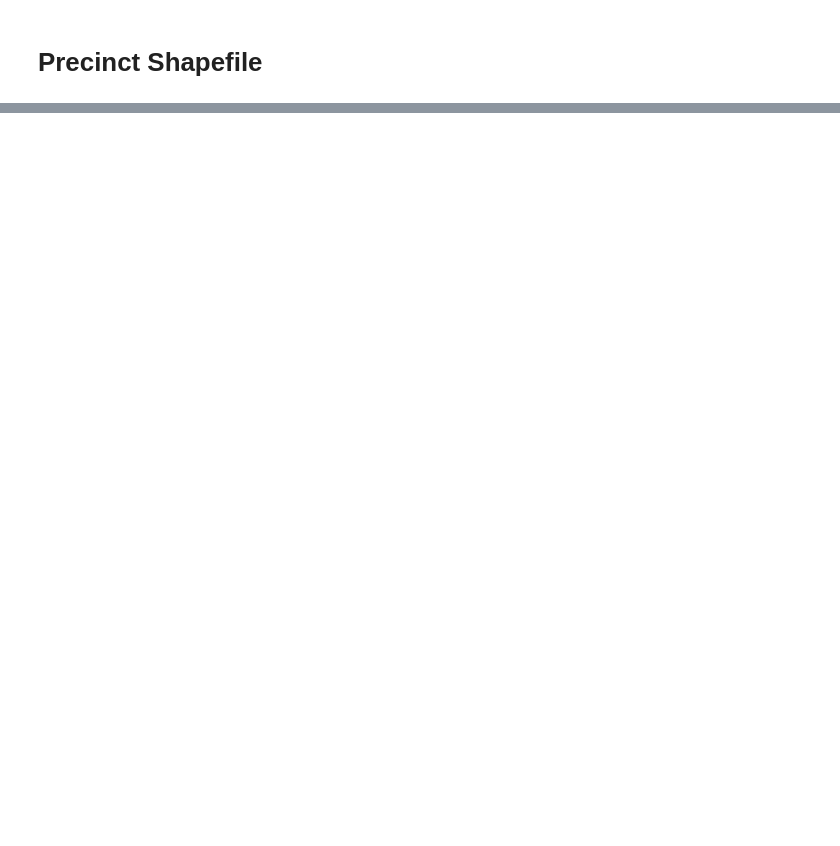
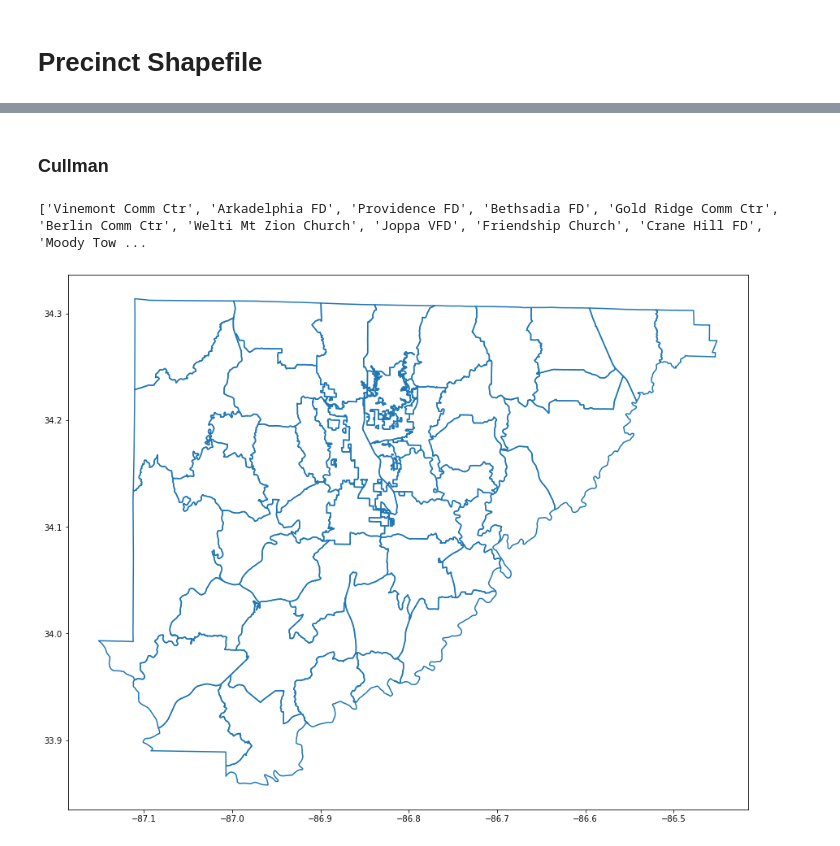
Before and after one commit to nonpartisan-redistricting-datahub/pdv-al, a Jupyter notebook: vest-al-2017/vest-al-2017-validation.ipynb, the cells around one changed output, grey strips where cells are left out. Cells and saved outputs as stored; diff of their text form; code cells hidden in the pictures; blank space fills up the shorter version.

```diff
--- a/vest-al-2017/vest-al-2017-validation.ipynb
+++ b/vest-al-2017/vest-al-2017-validation.ipynb
@@ -294,0 +751,8 @@ See the README for the list of PDF maps that are available and the few contacts
+# %% [markdown]
+### Cullman
+# %%
+vest_al_17[vest_al_17["COUNTYFP20"]=="043"].boundary.plot(figsize=(15,15))
+print(list(vest_al_17[vest_al_17["COUNTYFP20"]=="043"]["NAME20"]))
+# %% [output]
+['Vinemont Comm Ctr', 'Arkadelphia FD', 'Providence FD', 'Bethsadia FD', 'Gold Ridge Comm Ctr', 'Berlin Comm Ctr', 'Welti Mt Zion Church', 'Joppa VFD', 'Friendship Church', 'Crane Hill FD', 'Moody Tow ...
+[figure, added]
```
Also changed, not shown: parts of 73 cells of this notebook, 3 other files.
